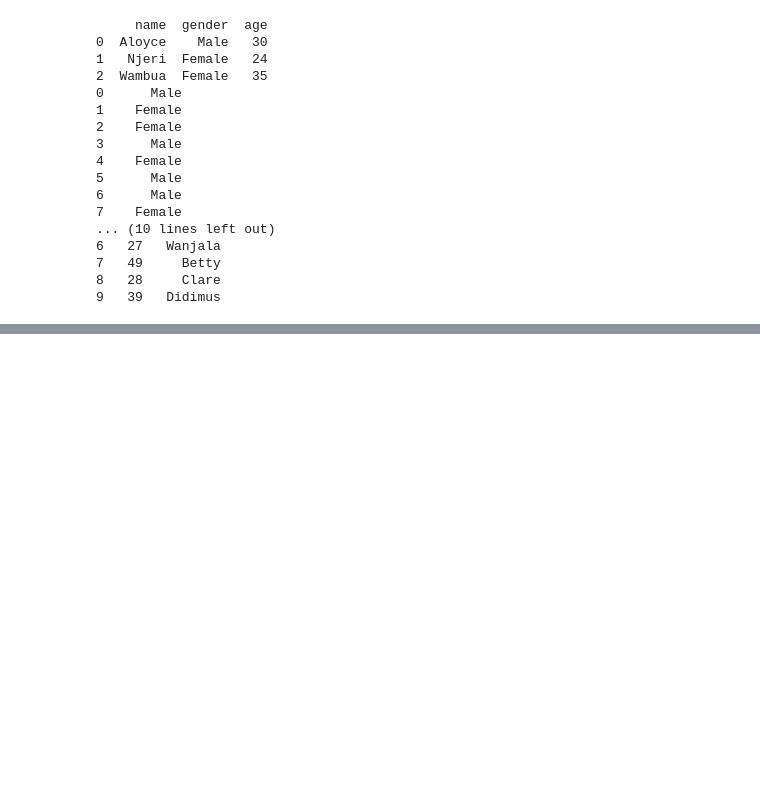
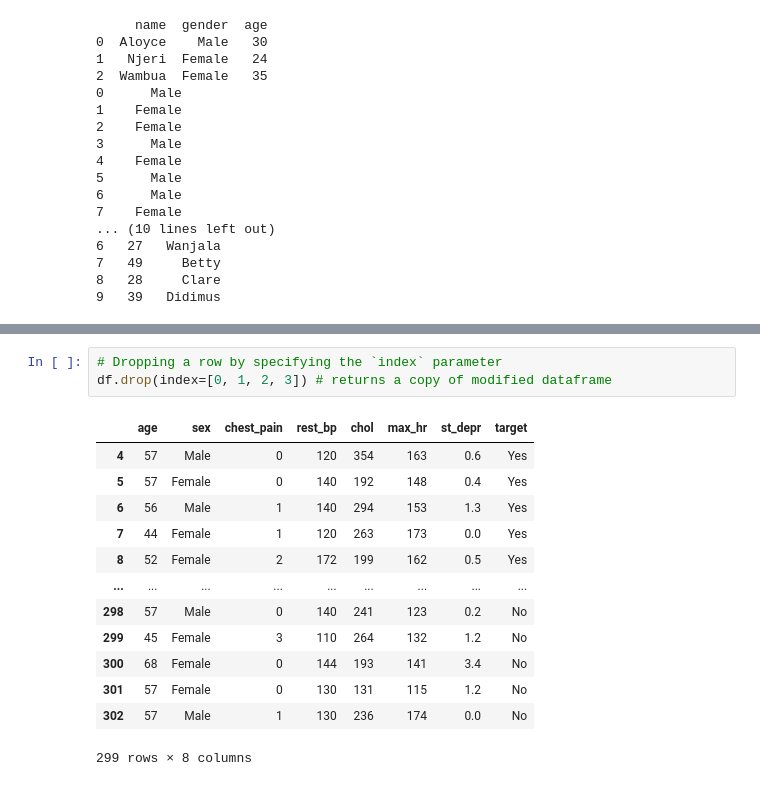
Before and after one commit to Collins331/Precision-Medicine, a Jupyter notebook: Programming Basics/Pandas/pandas_basics.ipynb, the cells around one changed output, grey strips where cells are left out. Saved outputs shown, nothing was run; the diff lists cells and outputs as text; blank space fills up the shorter version.

```diff
--- a/Programming Basics/Pandas/pandas_basics.ipynb
+++ b/Programming Basics/Pandas/pandas_basics.ipynb
@@ -237,0 +273,17 @@ print(df[['age', 'name']])
+# %%
+# Dropping a row by specifying the `index` parameter
+df.drop(index=[0, 1, 2, 3]) # returns a copy of modified dataframe
+# %% [output]
+|  | age | sex | chest_pain | rest_bp | chol | max_hr | st_depr | target |
+| 4 | 57 | Male | 0 | 120 | 354 | 163 | 0.6 | Yes |
+| 5 | 57 | Female | 0 | 140 | 192 | 148 | 0.4 | Yes |
+| 6 | 56 | Male | 1 | 140 | 294 | 153 | 1.3 | Yes |
+| 7 | 44 | Female | 1 | 120 | 263 | 173 | 0.0 | Yes |
+| 8 | 52 | Female | 2 | 172 | 199 | 162 | 0.5 | Yes |
+| ... | ... | ... | ... | ... | ... | ... | ... | ... |
+| 298 | 57 | Male | 0 | 140 | 241 | 123 | 0.2 | No |
+| 299 | 45 | Female | 3 | 110 | 264 | 132 | 1.2 | No |
+| 300 | 68 | Female | 0 | 144 | 193 | 141 | 3.4 | No |
+| 301 | 57 | Female | 0 | 130 | 131 | 115 | 1.2 | No |
+| 302 | 57 | Male | 1 | 130 | 236 | 174 | 0.0 | No |
+299 rows × 8 columns
```
Also changed, not shown: parts of 9 cells of this notebook, 1 other file.
